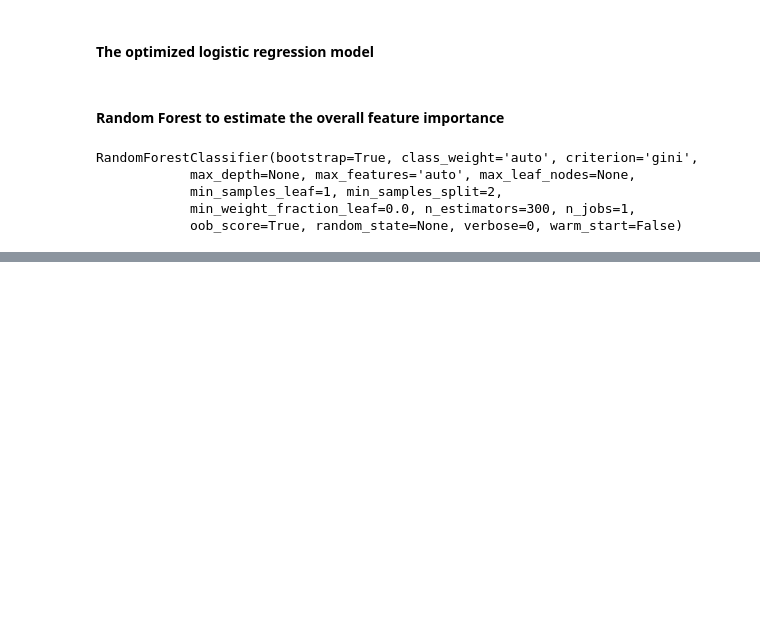
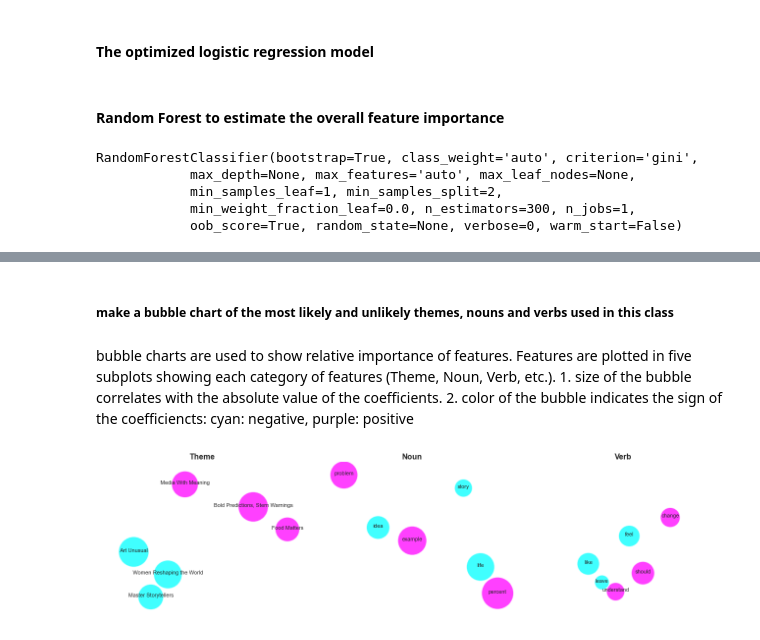
Before and after one commit to yesufeng/tedtalks, a Jupyter notebook: How to make a tailored TED talk?.ipynb, the cells around one changed output, grey strips where cells are left out. Drawn from its saved outputs; the diff is of its cells as text; code cells hidden in the pictures; blank space fills up the shorter version.

```diff
--- a/How to make a tailored TED talk?.ipynb
+++ b/How to make a tailored TED talk?.ipynb
@@ -410,4 +554,2 @@ def importantf(row_in_df, num):
 # %%
 row_0 = importance_df.ix[0,:]
-# %%
-row_0.sort(ascending = False)
@@ -575,0 +556,6 @@ plt.xticks(rotation = 15, ha = 'right')
+# %%
+keythemes = importantf(row_0)
+# %%
+keynouns = importantf(row_0,num = 3,ftype = 'noun')
+# %%
+keyverbs = importantf(row_0,num = 3,ftype = 'verb')
@@ -575,0 +566,17 @@ plt.xticks(rotation = 15, ha = 'right')
+# %% [markdown]
+##### make a bubble chart of the most likely and unlikely themes, nouns and verbs used in this class
+# %% [markdown]
+bubble charts are used to show relative importance of features. Features are plotted in five subplots showing each category of features (Theme, Noun, Verb, etc.).
+    1. size of the bubble correlates with the absolute value of the coefficients.
+    2. color of the bubble indicates the sign of the coefficiencts: cyan: negative, purple: positive
+# %%
+fig, axes=plt.subplots(figsize = (18,5),nrows=1, ncols=3)
+titles = ['Theme','Noun','Verb']
+keys = [keythemes,keynouns,keyverbs]
+for ind in xrange(3):
+    ax = axes[ind]
+    bubbleplot(keys[ind],4000,ax)
+    ax.set_title(titles[ind],fontsize = 16, fontweight = 'bold')
+fig.tight_layout()
+# %% [output]
+[figure, added]
```
Also changed, not shown: parts of 144 cells of this notebook, 6 other files.
